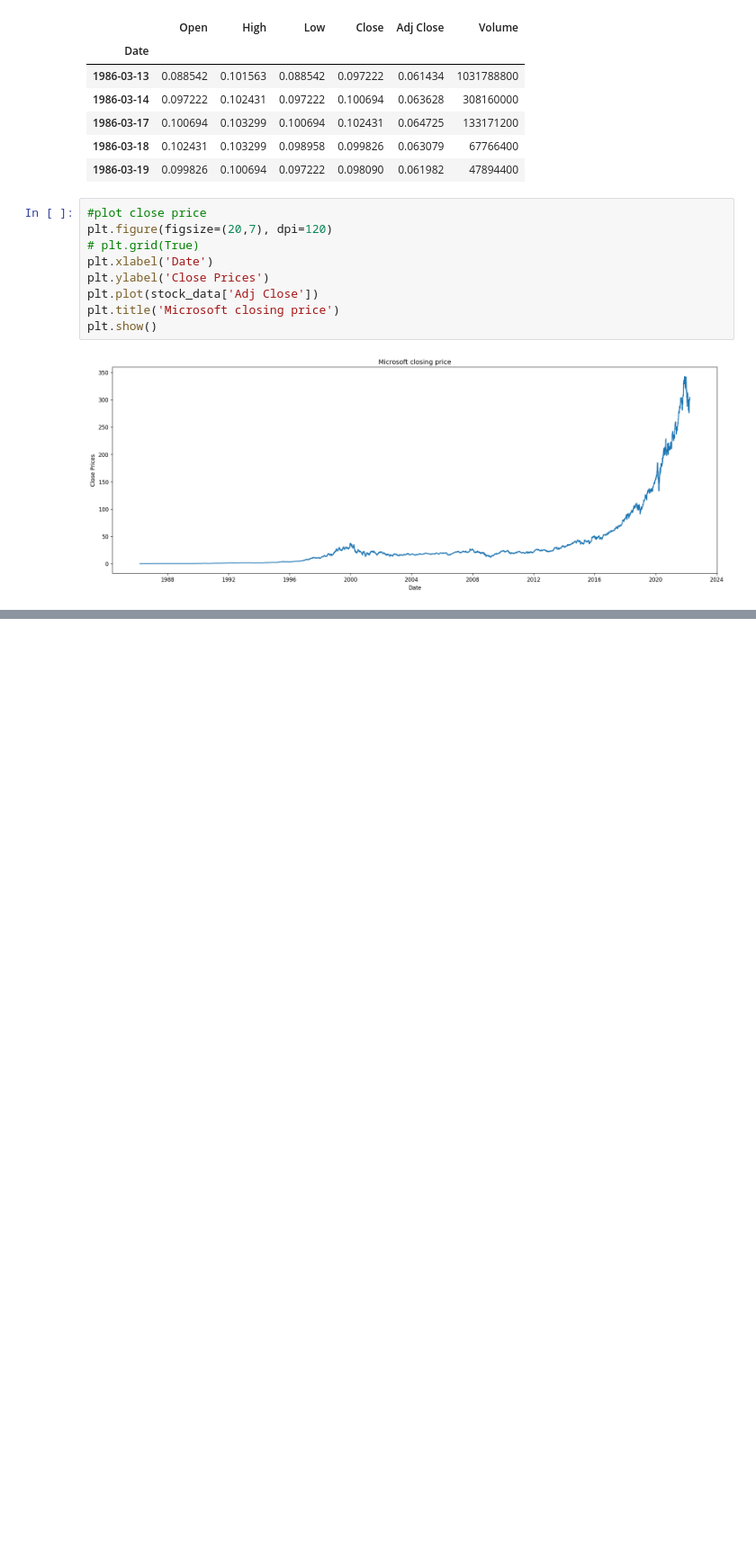
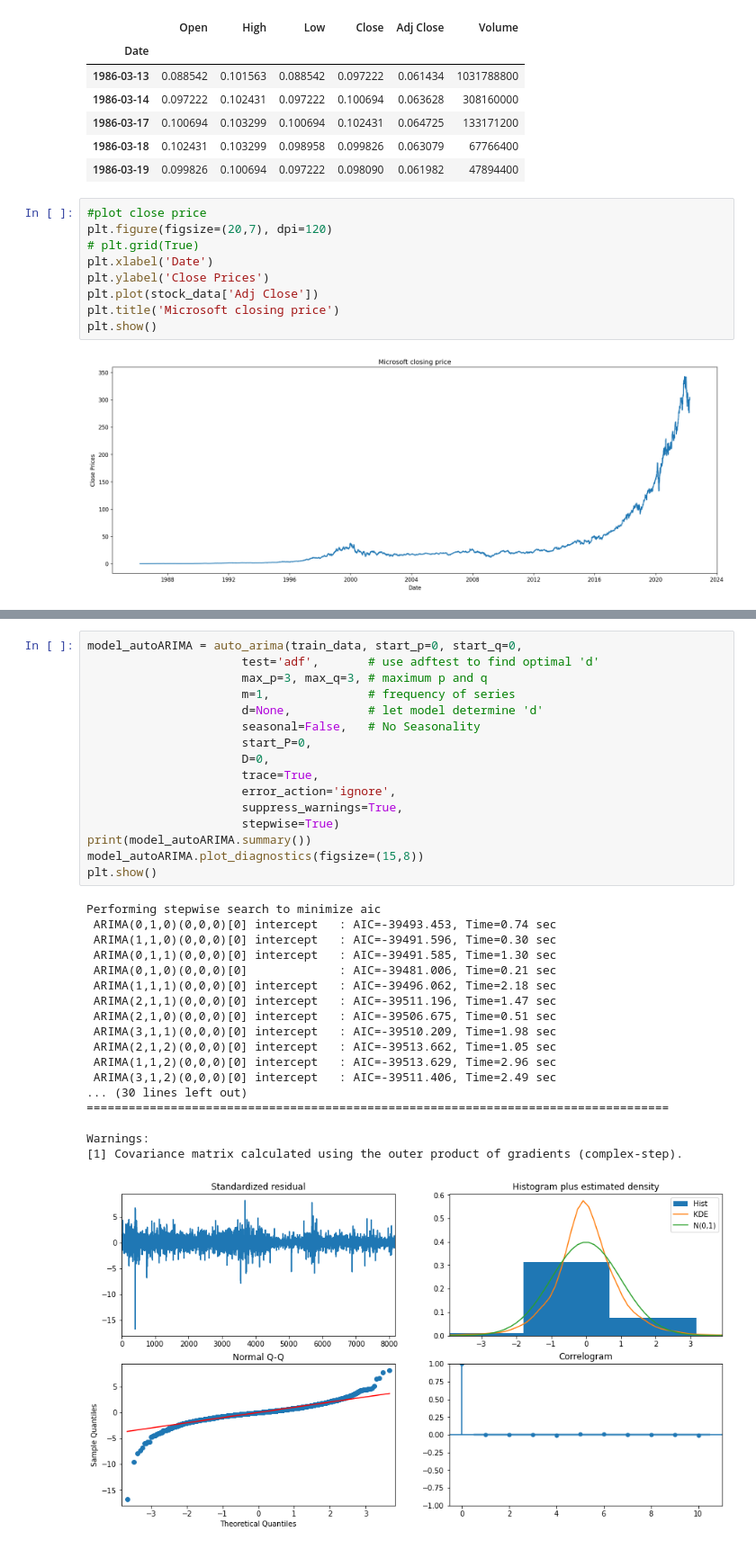
Before and after one commit to ArterioRodrigues/DM_Stock, a Jupyter notebook: notebooks/arima.ipynb, the cells around one changed output, grey strips where cells are left out. Shown at 90% size. Saved outputs shown, nothing was run; the diff lists cells and outputs as text; blank space fills up the shorter version.

Commit message:
working version of ARIMA

```diff
--- a/notebooks/arima.ipynb
+++ b/notebooks/arima.ipynb
@@ -68,0 +122,35 @@ test_stationarity(df_close)
+# %%
+model_autoARIMA = auto_arima(train_data, start_p=0, start_q=0,
+                      test='adf',       # use adftest to find optimal 'd'
+                      max_p=3, max_q=3, # maximum p and q
+                      m=1,              # frequency of series
+                      d=None,           # let model determine 'd'
+                      seasonal=False,   # No Seasonality
+                      start_P=0,
+                      D=0,
+                      trace=True,
+                      error_action='ignore',
+                      suppress_warnings=True,
+                      stepwise=True)
+print(model_autoARIMA.summary())
+model_autoARIMA.plot_diagnostics(figsize=(15,8))
+plt.show()
+# %% [output]
+Performing stepwise search to minimize aic
+ ARIMA(0,1,0)(0,0,0)[0] intercept   : AIC=-39493.453, Time=0.74 sec
+ ARIMA(1,1,0)(0,0,0)[0] intercept   : AIC=-39491.596, Time=0.30 sec
+ ARIMA(0,1,1)(0,0,0)[0] intercept   : AIC=-39491.585, Time=1.30 sec
+ ARIMA(0,1,0)(0,0,0)[0]             : AIC=-39481.006, Time=0.21 sec
+ ARIMA(1,1,1)(0,0,0)[0] intercept   : AIC=-39496.062, Time=2.18 sec
+ ARIMA(2,1,1)(0,0,0)[0] intercept   : AIC=-39511.196, Time=1.47 sec
+ ARIMA(2,1,0)(0,0,0)[0] intercept   : AIC=-39506.675, Time=0.51 sec
+ ARIMA(3,1,1)(0,0,0)[0] intercept   : AIC=-39510.209, Time=1.98 sec
+ ARIMA(2,1,2)(0,0,0)[0] intercept   : AIC=-39513.662, Time=1.05 sec
+ ARIMA(1,1,2)(0,0,0)[0] intercept   : AIC=-39513.629, Time=2.96 sec
+ ARIMA(3,1,2)(0,0,0)[0] intercept   : AIC=-39511.406, Time=2.49 sec
+... (30 lines left out)
+===================================================================================
+
+Warnings:
+[1] Covariance matrix calculated using the outer product of gradients (complex-step).
+[figure, added]
```
Also changed, not shown: parts of 9 cells of this notebook, 3 other files.
